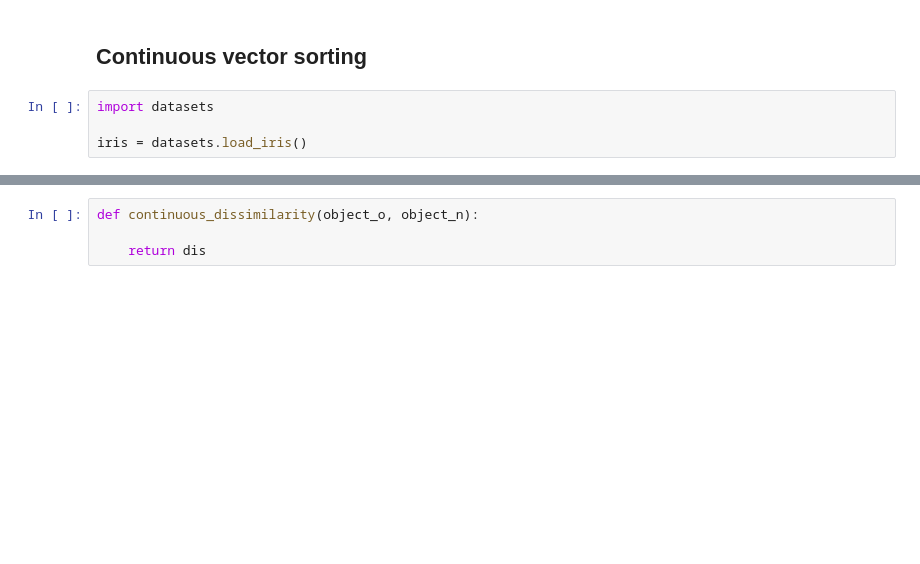
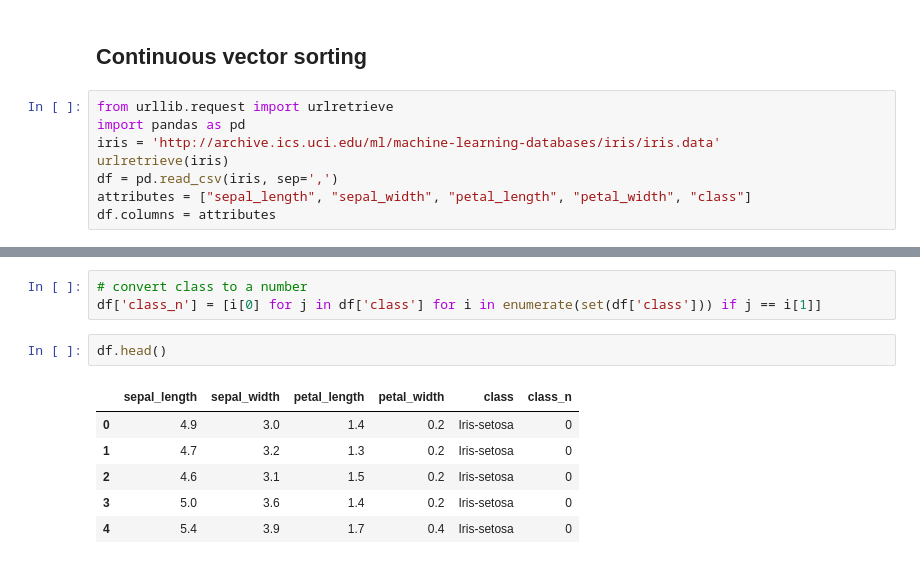
Before and after one commit to yvlaere/ant_sorting, a Jupyter notebook: ant_sorting.ipynb, the cells around one changed output, grey strips where cells are left out. Cells and saved outputs as stored; diff of their text form; blank space fills up the shorter version.

```diff
--- a/ant_sorting.ipynb
+++ b/ant_sorting.ipynb
@@ -471,6 +471,10 @@ for i, j in comb:
 # %% [markdown]
 ## Continuous vector sorting
 # %%
-import datasets
-
-iris = datasets.load_iris()
+from urllib.request import urlretrieve
+import pandas as pd
+iris = 'http://archive.ics.uci.edu/ml/machine-learning-databases/iris/iris.data'
+urlretrieve(iris)
+df = pd.read_csv(iris, sep=',')
+attributes = ["sepal_length", "sepal_width", "petal_length", "petal_width", "class"]
+df.columns = attributes
@@ -479,4 +490,12 @@ ModuleNotFoundError: No module named 'datasets'
 # %%
-def continuous_dissimilarity(object_o, object_n):
-
-    return dis
+# convert class to a number
+df['class_n'] = [i[0] for j in df['class'] for i in enumerate(set(df['class'])) if j == i[1]]
+# %%
+df.head()
+# %% [output]
+|  | sepal_length | sepal_width | petal_length | petal_width | class | class_n |
+| 0 | 4.9 | 3.0 | 1.4 | 0.2 | Iris-setosa | 0 |
+| 1 | 4.7 | 3.2 | 1.3 | 0.2 | Iris-setosa | 0 |
+| 2 | 4.6 | 3.1 | 1.5 | 0.2 | Iris-setosa | 0 |
+| 3 | 5.0 | 3.6 | 1.4 | 0.2 | Iris-setosa | 0 |
+| 4 | 5.4 | 3.9 | 1.7 | 0.4 | Iris-setosa | 0 |
```
Also changed, not shown: parts of 3 cells of this notebook.
